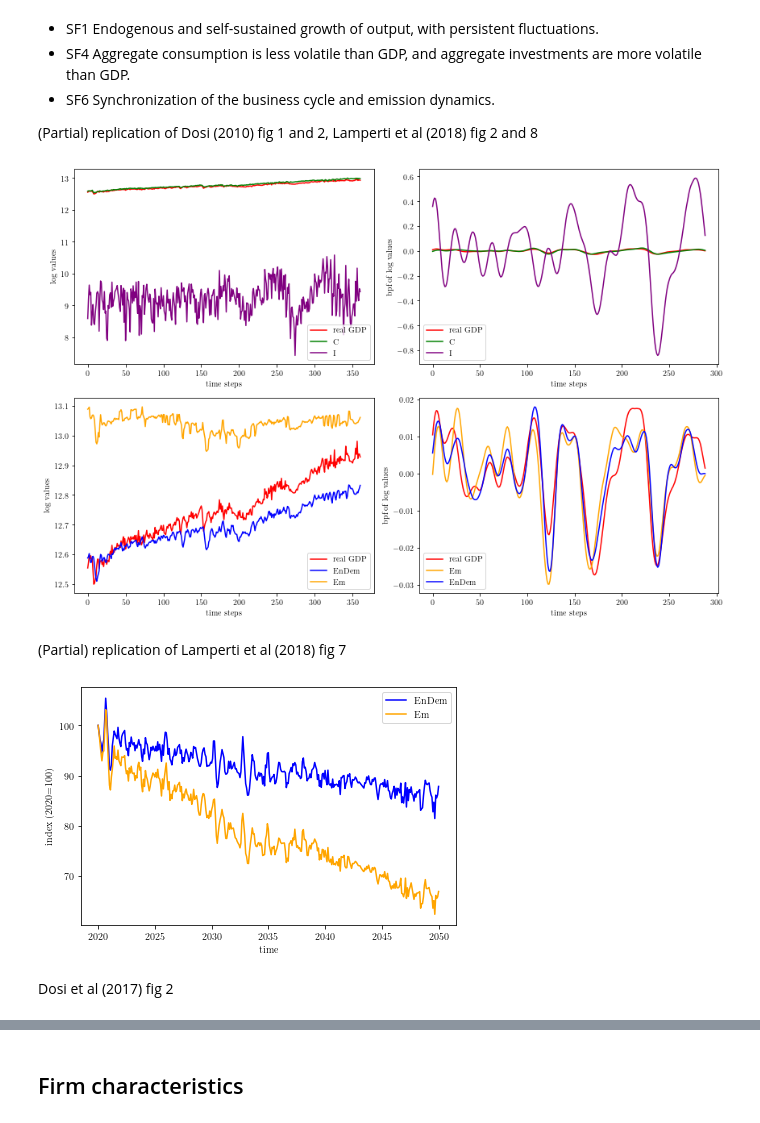
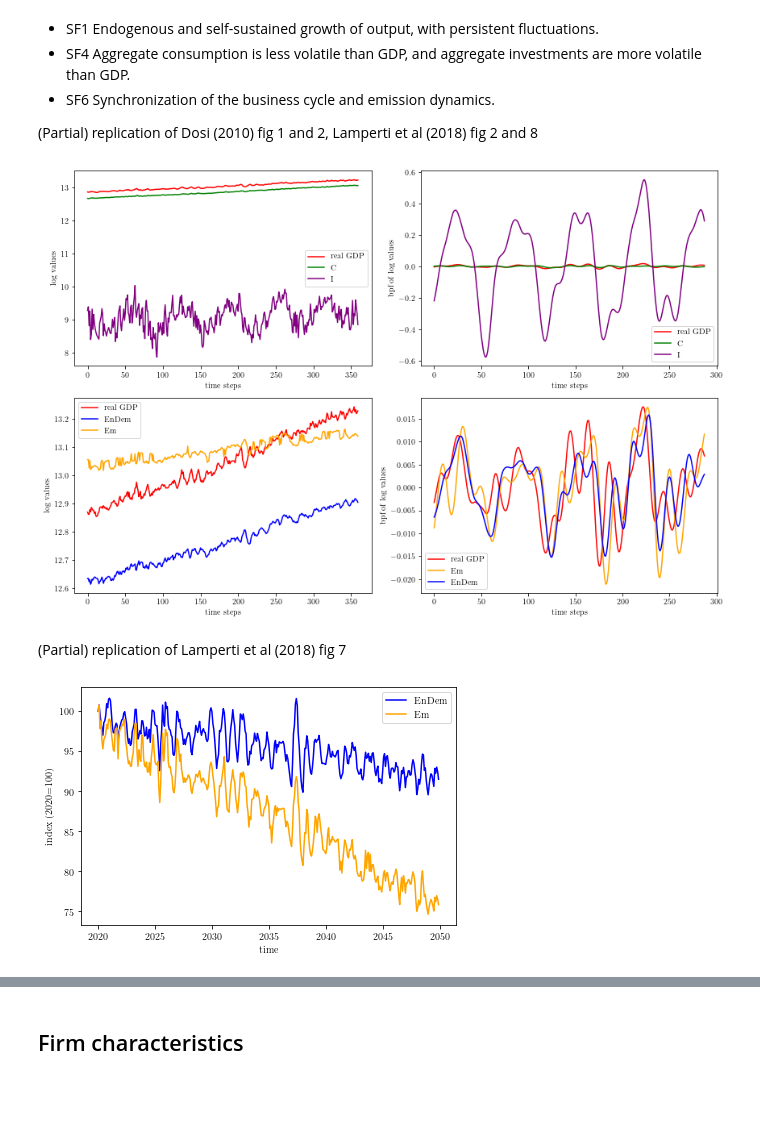
Before and after one commit to Tarsatir/Capsule_Climate, a Jupyter notebook: results/validation/replication_plots.ipynb, the cells around one changed output, grey strips where cells are left out. Cells and saved outputs as stored; diff of their text form; code cells hidden in the pictures; blank space fills up the shorter version.

```diff
--- a/results/validation/replication_plots.ipynb
+++ b/results/validation/replication_plots.ipynb
@@ -41,64 +39,68 @@ more volatile than GDP.
 * SF6 Synchronization of the business cycle and emission dynamics.
 
 (Partial) replication of Dosi (2010) fig 1 and 2, Lamperti et al (2018) fig 2 and 8
+# %%
+real_GDP_1 = df_1.GDP.iloc[300:].to_numpy() / df_1.prices.iloc[300:].to_numpy()
+real_C = df_1.C.iloc[300:].to_numpy() / df_1.prices.iloc[300:].to_numpy()
+real_I = df_1.I.iloc[300:].to_numpy() / df_1.prices.iloc[300:].to_numpy()
 # %%
 x = np.arange(0, 361, 60)
 years = np.arange(2020, 2051, 5)
 
 gdp_filtered = sm.tsa.filters.bkfilter(np.log(real_GDP_1), bk_low, bk_high, bk_K)
-C_filtered = sm.tsa.filters.bkfilter(np.log(df_1.C), bk_low, bk_high, bk_K)
-I_filtered = sm.tsa.filters.bkfilter(np.log(df_1.I), bk_low, bk_high, bk_K)
+C_filtered = sm.tsa.filters.bkfilter(np.log(real_C), bk_low, bk_high, bk_K)
+I_filtered = sm.tsa.filters.bkfilter(np.log(real_I), bk_low, bk_high, bk_K)
 
-Em_filtered = sm.tsa.filters.bkfilter(np.log(df_1.Em), bk_low, bk_high, bk_K)
-EnDem_filtered = sm.tsa.filters.bkfilter(np.log(df_1.EnDem), bk_low, bk_high, bk_K)
+Em_filtered = sm.tsa.filters.bkfilter(np.log(df_1.Em.iloc[300:].to_numpy()), bk_low, bk_high, bk_K)
+EnDem_filtered = sm.tsa.filters.bkfilter(np.log(df_1.EnDem.iloc[300:].to_numpy()), bk_low, bk_high, bk_K)
 
 T_filter = range(len(gdp_filtered))
 # %%
 fig, [[ax1, ax2], [ax3, ax4]] = plt.subplots(2, 2, figsize=(12,8))
 
-ax1.plot(T, np.log(real_GDP_1), label='real GDP', color='red')
-ax1.plot(T, np.log(df_1.C / df_1.prices), label='C', color='green')
-ax1.plot(T, np.log(df_1.I / df_1.prices), label='I', color='purple')
+ax1.plot(np.log(real_GDP_1), label='real GDP', color='red')
+ax1.plot(np.log(real_C), label='C', color='green')
+ax1.plot(np.log(real_I), label='I', color='purple')
 ax1.set_ylabel('log values')
 ax1.set_xlabel('time steps')
 ax1.legend()
 
-ax2.plot(T_filter, gdp_filtered, label='real GDP', color='red')
-ax2.plot(T_filter, C_filtered, label='C', color='green')
-ax2.plot(T_filter, I_filtered, label='I', color='purple')
+ax2.plot(gdp_filtered, label='real GDP', color='red')
+ax2.plot(C_filtered, label='C', color='green')
+ax2.plot(I_filtered, label='I', color='purple')
 ax2.set_xlabel('time steps')
 ax2.set_ylabel('bpf of log values')
 ax2.legend()
 
-ax3.plot(T, np.log(real_GDP_1), label='real GDP', color='red')
-ax3.plot(T, np.log(df_1.EnDem), label='EnDem', color='blue')
-ax3.plot(T, np.log(df_1.Em), label='Em', color='orange')
+ax3.plot(np.log(real_GDP_1), label='real GDP', color='red')
+ax3.plot(np.log(df_1.EnDem.iloc[300:].to_numpy()), label='EnDem', color='blue')
+ax3.plot(np.log(df_1.Em.iloc[300:].to_numpy()), label='Em', color='orange')
 ax3.set_xlabel('time steps')
 ax3.set_ylabel('log values')
 ax3.legend()
 
-ax4.plot(T_filter, gdp_filtered, label='real GDP', color='red')
-ax4.plot(T_filter, Em_filtered, label='Em', color='orange')
-ax4.plot(T_filter, EnDem_filtered, label='EnDem', color='blue')
+ax4.plot(gdp_filtered, label='real GDP', color='red')
+ax4.plot(Em_filtered, label='Em', color='orange')
+ax4.plot(EnDem_filtered, label='EnDem', color='blue')
 ax4.set_xlabel('time steps')
 ax4.set_ylabel('bpf of log values')
 ax4.legend()
 
 plt.tight_layout()
 plt.show()
 # %% [output]
-[figure, old version]
+[figure, new version]
 # %% [markdown]
 (Partial) replication of Lamperti et al (2018) fig 7
 # %%
 fig, ax = plt.subplots(figsize=(6, 4))
 
-ax.plot(T, indexnumber(df_1.EnDem / real_GDP_1), c='blue', label='EnDem')
+ax.plot(indexnumber(df_1.EnDem.iloc[300:].to_numpy() / real_GDP_1), c='blue', label='EnDem')
 ax.set_xlabel('time')
 ax.set_ylabel('index (2020=100)')
 ax.set_xticks(x, years)
 
-ax.plot(T, indexnumber(df_1.Em / real_GDP_1), c='orange', label='Em')
+ax.plot(indexnumber(df_1.Em.iloc[300:].to_numpy() / real_GDP_1), c='orange', label='Em')
 ax.set_xlabel('time')
 ax.set_xticks(x, years)
 
@@ -107,6 +109,4 @@ ax.legend()
 plt.tight_layout()
 plt.show()
 # %% [output]
-[figure, old version]
+[figure, new version]
-# %% [markdown]
-Dosi et al (2017) fig 2
```
Also changed, not shown: parts of 24 cells of this notebook, 40 other files.
